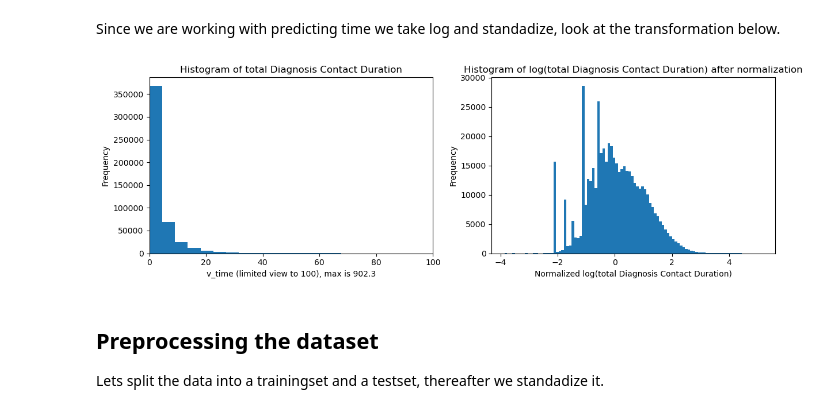
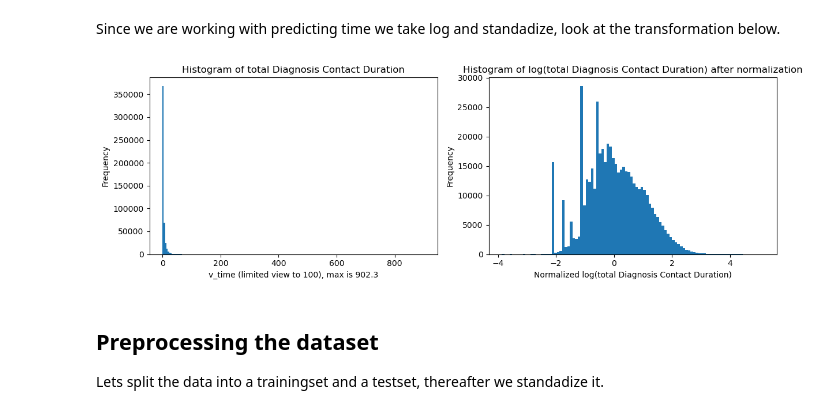
Before and after one commit to KarolineKlan/mbml_project, a Jupyter notebook: 1_Simple_PGM.ipynb, the cells around one changed output. Drawn from its saved outputs; the diff is of its cells as text; code cells hidden in the pictures.

Commit message:
New plots

```diff
--- a/1_Simple_PGM.ipynb
+++ b/1_Simple_PGM.ipynb
@@ -82,24 +82,23 @@ Since we are working with predicting time we take log and standadize, look at th
 # %%
 v_time = df["totalDiagnoseKontaktVarighed"]
 fig, ax = plt.subplots(1,2, figsize=(12, 4))
 ax[0].hist(v_time, bins=200)
 ax[0].set_title("Histogram of total Diagnosis Contact Duration")
 ax[0].set_xlabel(f"v_time (limited view to 100), max is {np.max(v_time):.1f}")
 ax[0].set_ylabel("Frequency")
-ax[0].set_xlim(0, 100)
 
 v_time_log = np.log(v_time)
 
 #standize
 v_time_log = (v_time_log-np.mean(v_time_log))/np.std(v_time_log)
 ax[1].hist(v_time_log, bins=100)
 ax[1].set_title("Histogram of log(total Diagnosis Contact Duration) after normalization")
 ax[1].set_xlabel("Normalized log(total Diagnosis Contact Duration)")
 ax[1].set_ylabel("Frequency")
 plt.tight_layout()
 plt.show()
 # %% [output]
-[figure, old version]
+[figure, new version]
 # %% [markdown]
 ## Preprocessing the dataset
 
```
Also changed, not shown: parts of 21 cells of this notebook.
